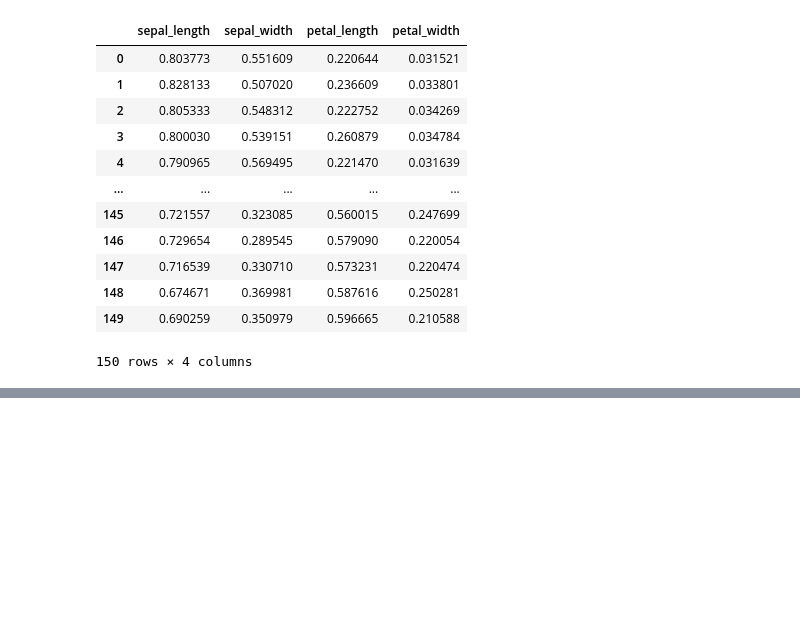
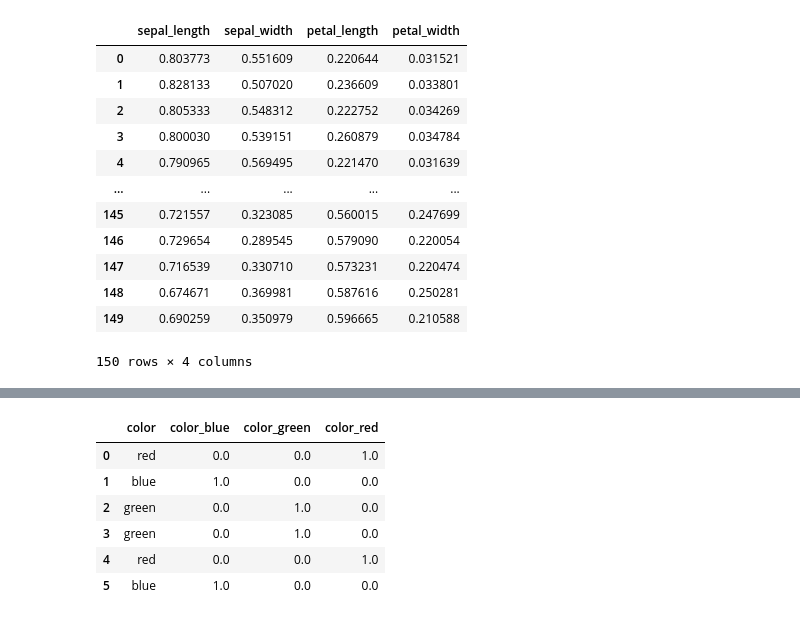
Before and after one commit to nirmal428/MachineLearning, a Jupyter notebook: FeatureEngineering.ipynb, the cells around one changed output, grey strips where cells are left out. Saved outputs shown, nothing was run; the diff lists cells and outputs as text; code cells hidden in the pictures; blank space fills up the shorter version.

```diff
--- a/FeatureEngineering.ipynb
+++ b/FeatureEngineering.ipynb
@@ -660,0 +704,4 @@ pd.DataFrame(normalize(df[['sepal_length','sepal_width','petal_length','petal_wi
+# %%
+df=pd.DataFrame({
+    'color':['red','blue','green','green','red','blue']
+})
@@ -660,0 +718,4 @@ pd.DataFrame(normalize(df[['sepal_length','sepal_width','petal_length','petal_wi
+# %%
+ehe=OneHotEncoder()
+# %%
+encoded=ehe.fit_transform(df[['color']])
@@ -660,0 +727,2 @@ pd.DataFrame(normalize(df[['sepal_length','sepal_width','petal_length','petal_wi
+# %%
+encoded_df=pd.DataFrame(encoded.toarray(),columns=ehe.get_feature_names_out())
@@ -660,0 +739,10 @@ pd.DataFrame(normalize(df[['sepal_length','sepal_width','petal_length','petal_wi
+# %%
+pd.concat([df,encoded_df],axis=1)
+# %% [output]
+|  | color | color_blue | color_green | color_red |
+| 0 | red | 0.0 | 0.0 | 1.0 |
+| 1 | blue | 1.0 | 0.0 | 0.0 |
+| 2 | green | 0.0 | 1.0 | 0.0 |
+| 3 | green | 0.0 | 1.0 | 0.0 |
+| 4 | red | 0.0 | 0.0 | 1.0 |
+| 5 | blue | 1.0 | 0.0 | 0.0 |
```
Also changed, not shown: parts of 27 cells of this notebook.
